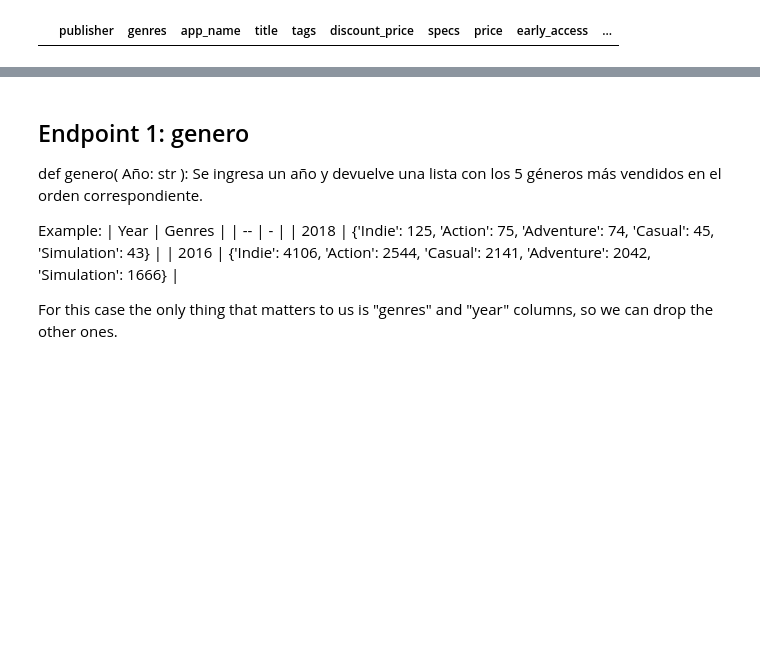
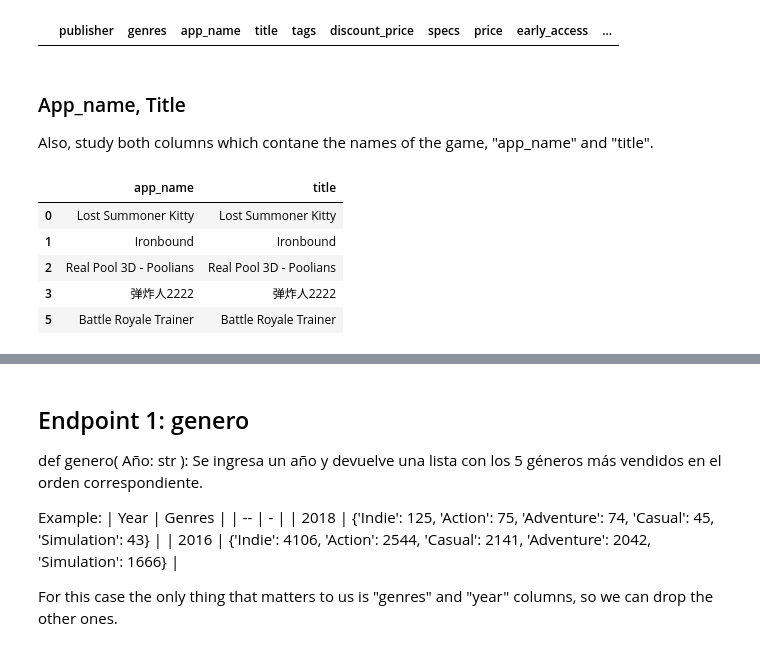
Before and after one commit to SebastianBesio/PI_ML_OPS, a Jupyter notebook: 0_Preprocessing.ipynb, the cells around one changed output, grey strips where cells are left out. Cells and saved outputs as stored; diff of their text form; code cells hidden in the pictures; blank space fills up the shorter version.

```diff
--- a/0_Preprocessing.ipynb
+++ b/0_Preprocessing.ipynb
@@ -179,3 +194,16 @@ gamesWithYearDf[gamesWithYearDf['year'] < 1970]
 |  | publisher | genres | app_name | title | tags | discount_price | specs | price | early_access | ... |
 # %%
 gamesWithYearDf = gamesWithYearDf[gamesWithYearDf['year'] <= 2023]
+# %% [markdown]
+### App_name, Title
+
+Also, study both columns which contane the names of the game, "app_name" and "title".
+# %%
+gamesWithYearDf[['app_name', 'title']].head()
+# %% [output]
+|  | app_name | title |
+| 0 | Lost Summoner Kitty | Lost Summoner Kitty |
+| 1 | Ironbound | Ironbound |
+| 2 | Real Pool 3D - Poolians | Real Pool 3D - Poolians |
+| 3 | 弹炸人2222 | 弹炸人2222 |
+| 5 | Battle Royale Trainer | Battle Royale Trainer |
```
Also changed, not shown: parts of 92 cells of this notebook, 8 other files.
